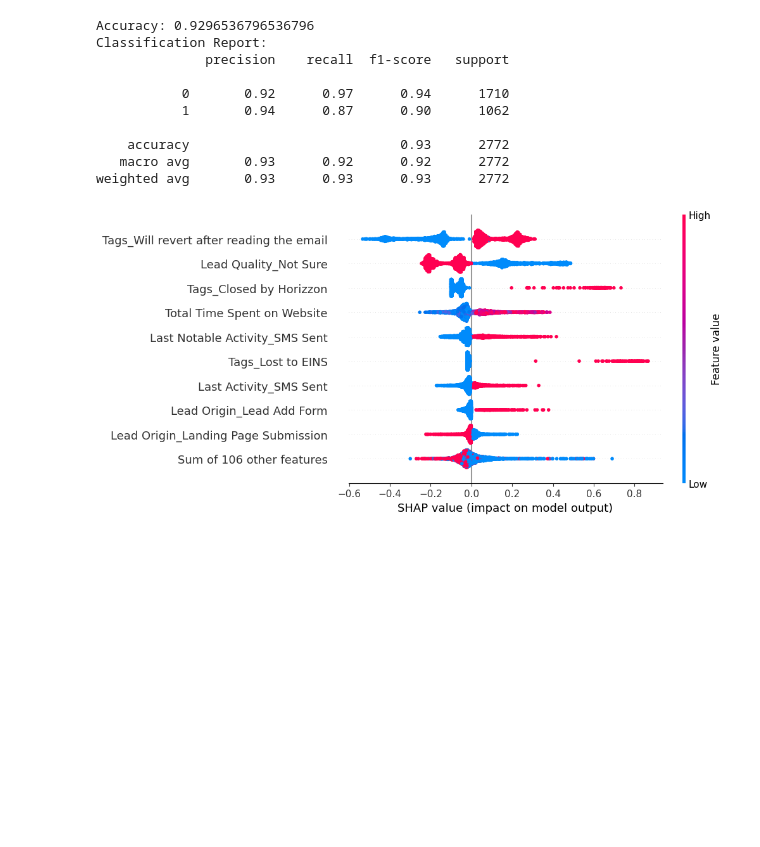
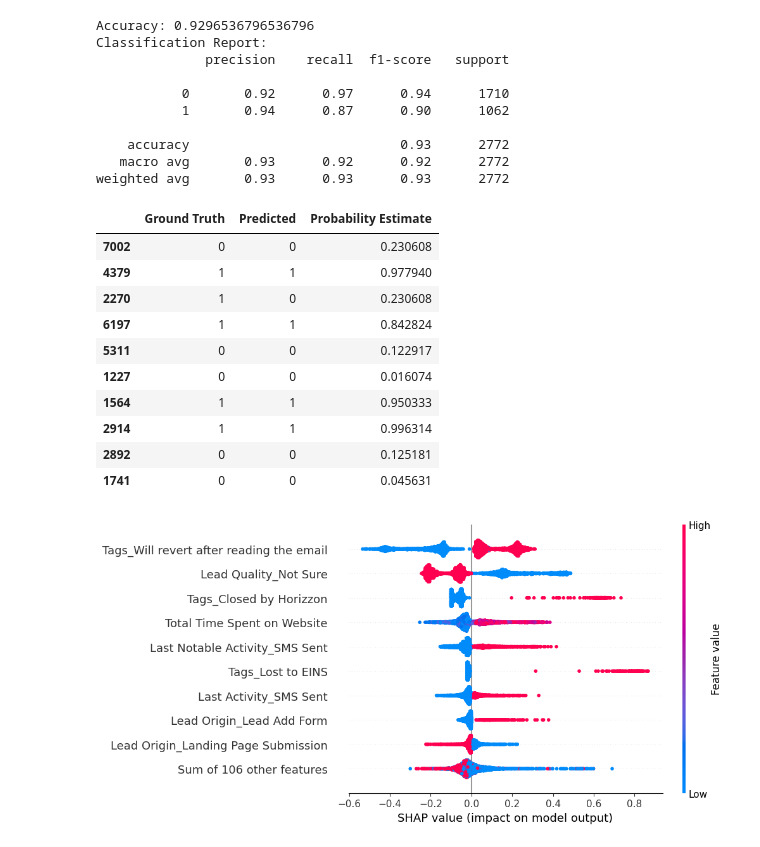
Before and after one commit to ltillmann/lead-scoring, a Jupyter notebook: lead_scoring.ipynb, the cells around one changed output. Cells and saved outputs as stored; diff of their text form; code cells hidden in the pictures; blank space fills up the shorter version.

Commit message:
Updated Model Results

```diff
--- a/lead_scoring.ipynb
+++ b/lead_scoring.ipynb
@@ -820,6 +837,23 @@ Classification Report:
     accuracy                           0.93      2772
    macro avg       0.93      0.92      0.92      2772
 weighted avg       0.93      0.93      0.93      2772
+# %%
+y_proba = model.predict_proba(X_test)
+# %%
+df_lead_scoring = pd.DataFrame({"Ground Truth": y_test, "Predicted": y_pred, "Probability Estimate": y_proba[:, 1]})
+df_lead_scoring.head(10)
+# %% [output]
+|  | Ground Truth | Predicted | Probability Estimate |
+| 7002 | 0 | 0 | 0.230608 |
+| 4379 | 1 | 1 | 0.977940 |
+| 2270 | 1 | 0 | 0.230608 |
+| 6197 | 1 | 1 | 0.842824 |
+| 5311 | 0 | 0 | 0.122917 |
+| 1227 | 0 | 0 | 0.016074 |
+| 1564 | 1 | 1 | 0.950333 |
+| 2914 | 1 | 1 | 0.996314 |
+| 2892 | 0 | 0 | 0.125181 |
+| 1741 | 0 | 0 | 0.045631 |
 # %%
 explainer = shap.Explainer(model.predict, X_test)
 shap_values = explainer(X_test)
```
Also changed, not shown: parts of 2 cells of this notebook.
